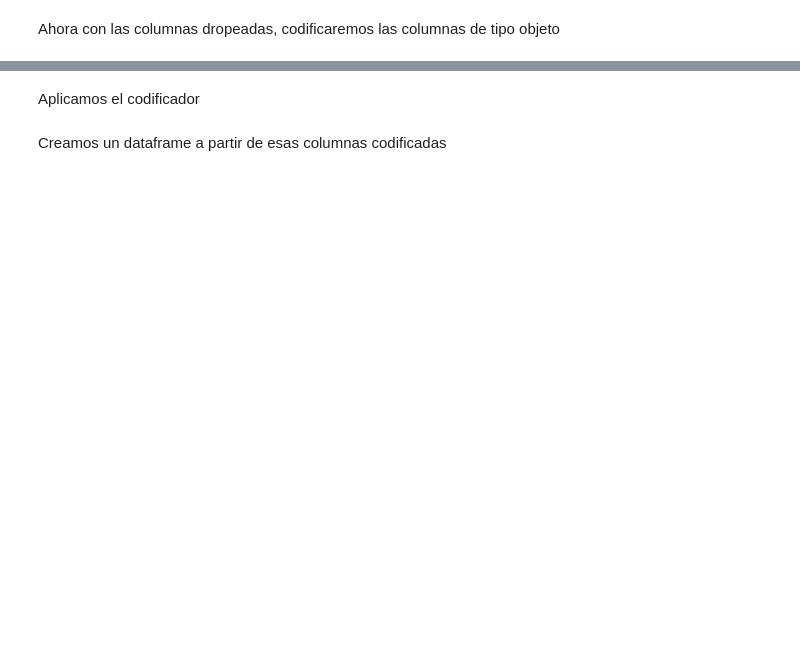
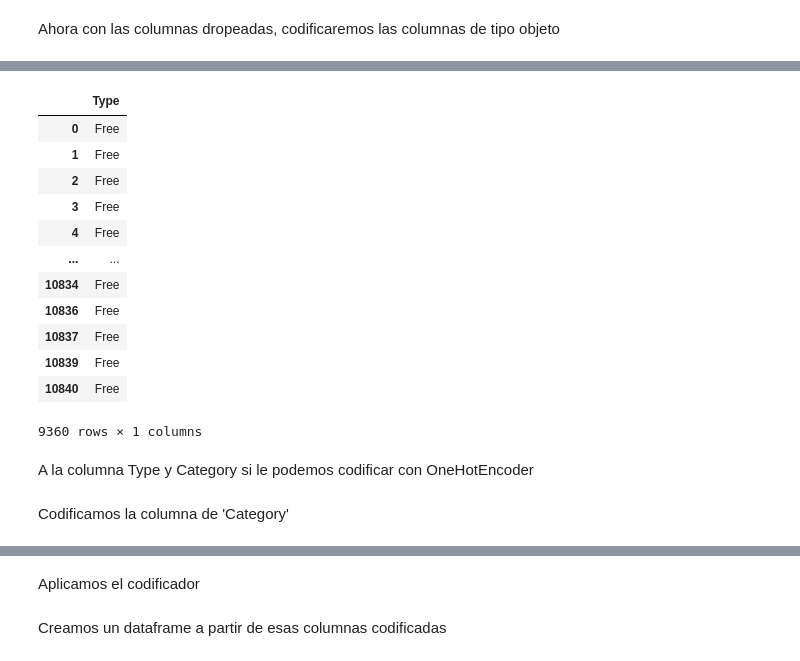
Before and after one commit to DaniPaz12/VisualStudioThings, a Jupyter notebook: IA/Notebooks CLASIFICACION Y CLUSTERING/Clasificación Google Play Store App.ipynb, the cells around one changed output, grey strips where cells are left out. Saved outputs shown, nothing was run; the diff lists cells and outputs as text; code cells hidden in the pictures; blank space fills up the shorter version.

```diff
--- a/IA/Notebooks CLASIFICACION Y CLUSTERING/Clasificación Google Play Store App.ipynb
+++ b/IA/Notebooks CLASIFICACION Y CLUSTERING/Clasificación Google Play Store App.ipynb
@@ -158,0 +174,19 @@ Crearemos una variable con la columna que queremos codificar
+# %%
+Apps_type = Apps_c[ ['Type'] ]
+Apps_type
+# %% [output]
+|  | Type |
+| 0 | Free |
+| 1 | Free |
+| 2 | Free |
+| 3 | Free |
+| 4 | Free |
+| ... | ... |
+| 10834 | Free |
+| 10836 | Free |
+| 10837 | Free |
+| 10839 | Free |
+| 10840 | Free |
+9360 rows × 1 columns
+# %% [markdown]
+A la columna Type y Category si le podemos codificar con OneHotEncoder
@@ -158,0 +198,2 @@ Crearemos una variable con la columna que queremos codificar
+# %% [markdown]
+Codificamos la columna de 'Category'
```
Also changed, not shown: parts of 19 cells of this notebook, 1 other file.
